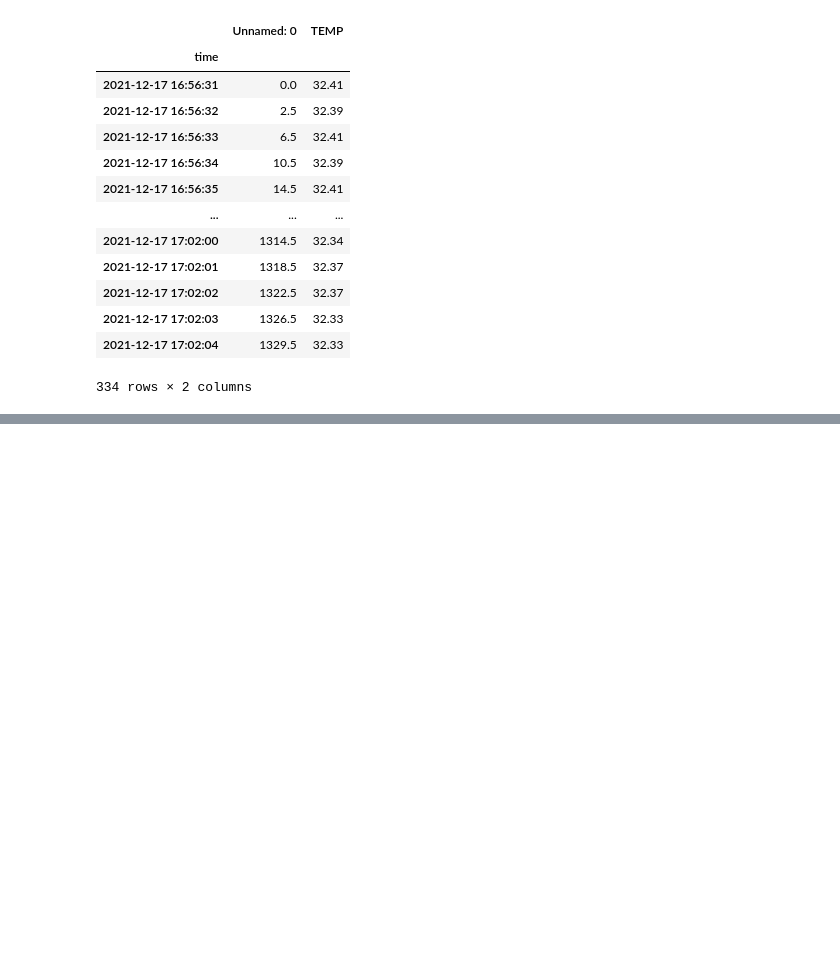
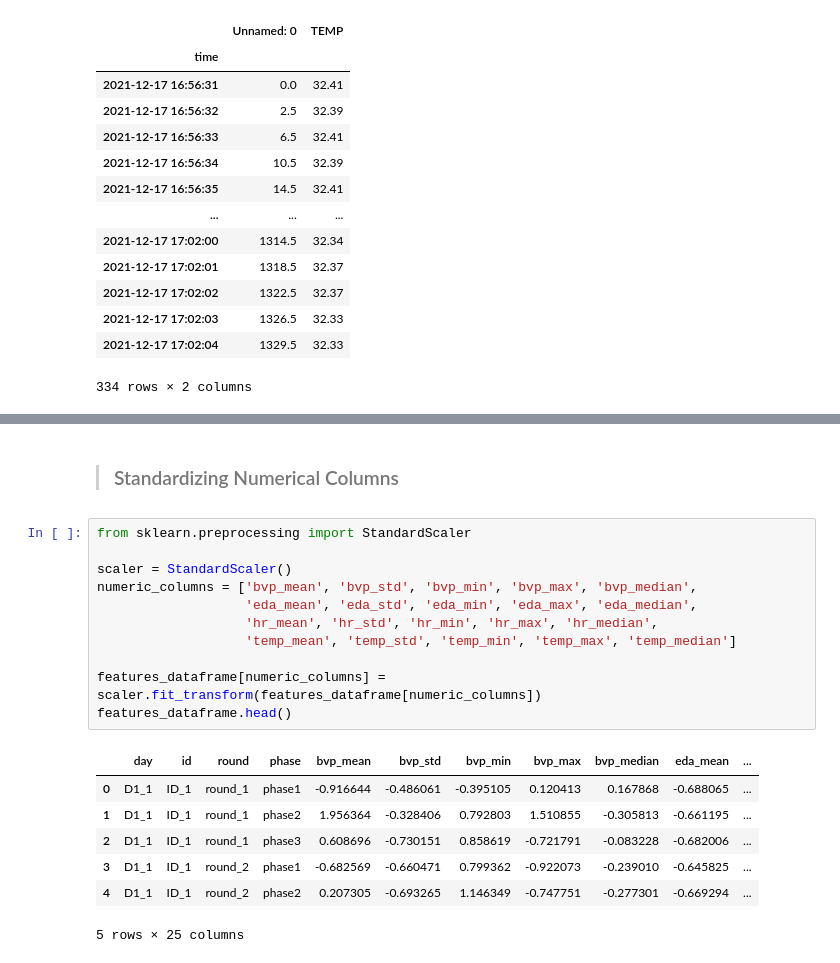
Before and after one commit to pierrehogenhaug/compDataAnProject, a Jupyter notebook: experiments3.ipynb, the cells around one changed output, grey strips where cells are left out. Drawn from its saved outputs; the diff is of its cells as text; blank space fills up the shorter version.

```diff
--- a/experiments3.ipynb
+++ b/experiments3.ipynb
@@ -277,0 +536,21 @@ print(summary_stats_df)
+# %% [markdown]
+>### Standardizing Numerical Columns <a class="anchor" id="standardizing"></a>
+# %%
+from sklearn.preprocessing import StandardScaler
+
+scaler = StandardScaler()
+numeric_columns = ['bvp_mean', 'bvp_std', 'bvp_min', 'bvp_max', 'bvp_median',
+                   'eda_mean', 'eda_std', 'eda_min', 'eda_max', 'eda_median',
+                   'hr_mean', 'hr_std', 'hr_min', 'hr_max', 'hr_median',
+                   'temp_mean', 'temp_std', 'temp_min', 'temp_max', 'temp_median']
+
+features_dataframe[numeric_columns] = scaler.fit_transform(features_dataframe[numeric_columns])
+features_dataframe.head()
+# %% [output]
+|  | day | id | round | phase | bvp_mean | bvp_std | bvp_min | bvp_max | bvp_median | eda_mean | ... |
+| 0 | D1_1 | ID_1 | round_1 | phase1 | -0.916644 | -0.486061 | -0.395105 | 0.120413 | 0.167868 | -0.688065 | ... |
+| 1 | D1_1 | ID_1 | round_1 | phase2 | 1.956364 | -0.328406 | 0.792803 | 1.510855 | -0.305813 | -0.661195 | ... |
+| 2 | D1_1 | ID_1 | round_1 | phase3 | 0.608696 | -0.730151 | 0.858619 | -0.721791 | -0.083228 | -0.682006 | ... |
+| 3 | D1_1 | ID_1 | round_2 | phase1 | -0.682569 | -0.660471 | 0.799362 | -0.922073 | -0.239010 | -0.645825 | ... |
+| 4 | D1_1 | ID_1 | round_2 | phase2 | 0.207305 | -0.693265 | 1.146349 | -0.747751 | -0.277301 | -0.669294 | ... |
+5 rows × 25 columns
```
Also changed, not shown: parts of 42 cells of this notebook, 1 other file.
